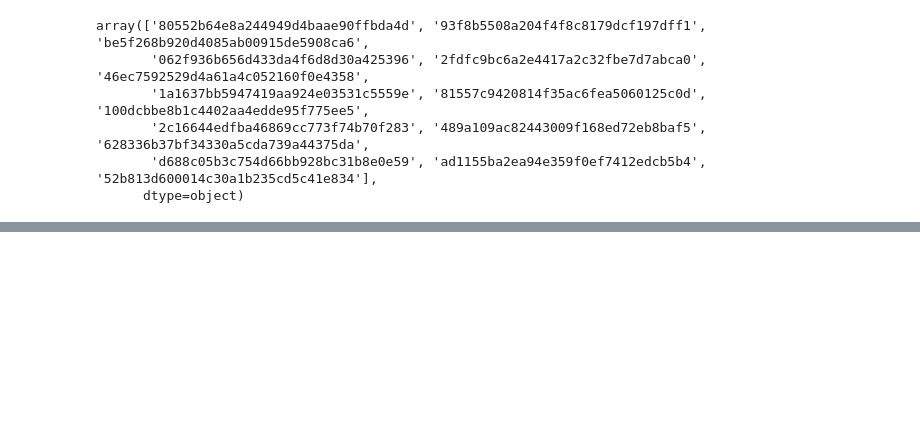
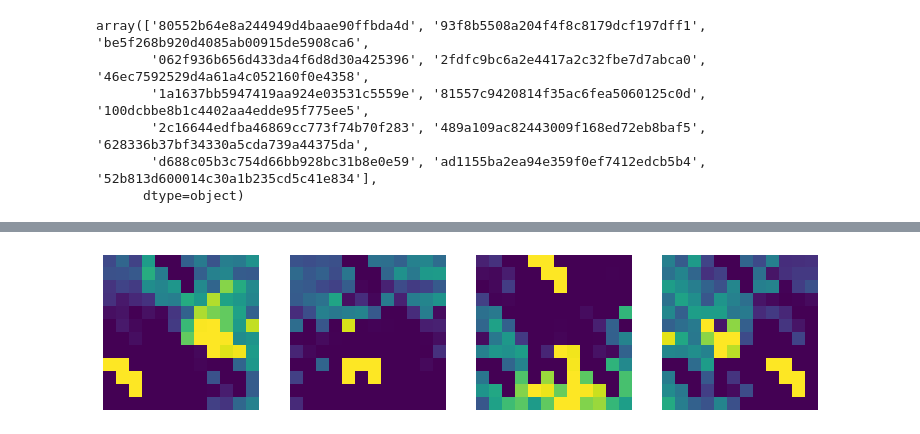
Before and after one commit to nuric/pix2rule, a Jupyter notebook: analyse_relsgame.ipynb, the cells around one changed output, grey strips where cells are left out. Drawn from its saved outputs; the diff is of its cells as text; code cells hidden in the pictures; blank space fills up the shorter version.

```diff
--- a/analyse_relsgame.ipynb
+++ b/analyse_relsgame.ipynb
@@ -192,0 +191,4 @@ plot_batch({k: report[k][idxs] for k in ['image', 'task_id', 'label'] if k in re
+# %%
+plot_batch({'in_image': report['recon_masks'][idxs[0]]}, plot_image, size=5)
+# %% [output]
+[figure, added]
```
Also changed, not shown: parts of 21 cells of this notebook, 2 other files.
